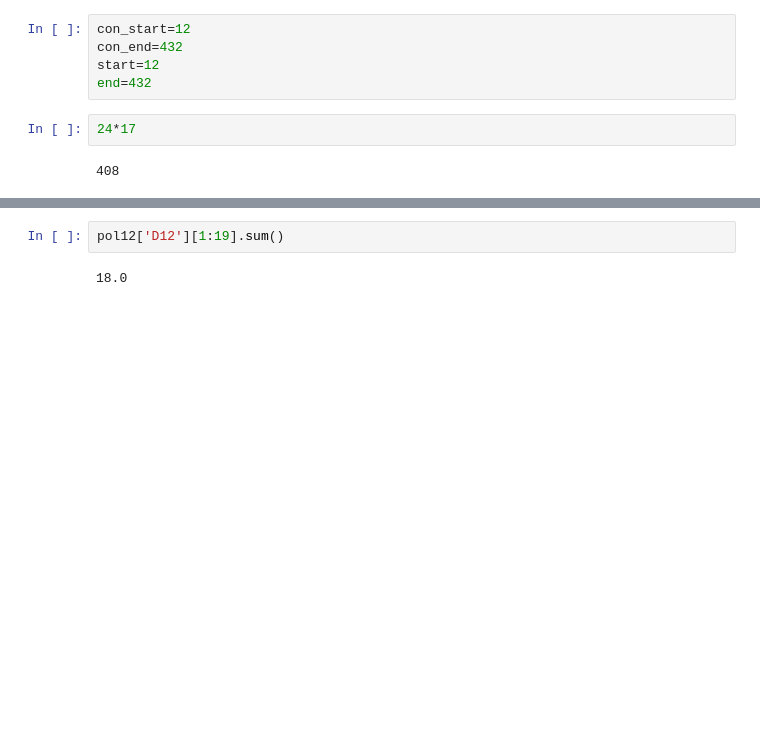
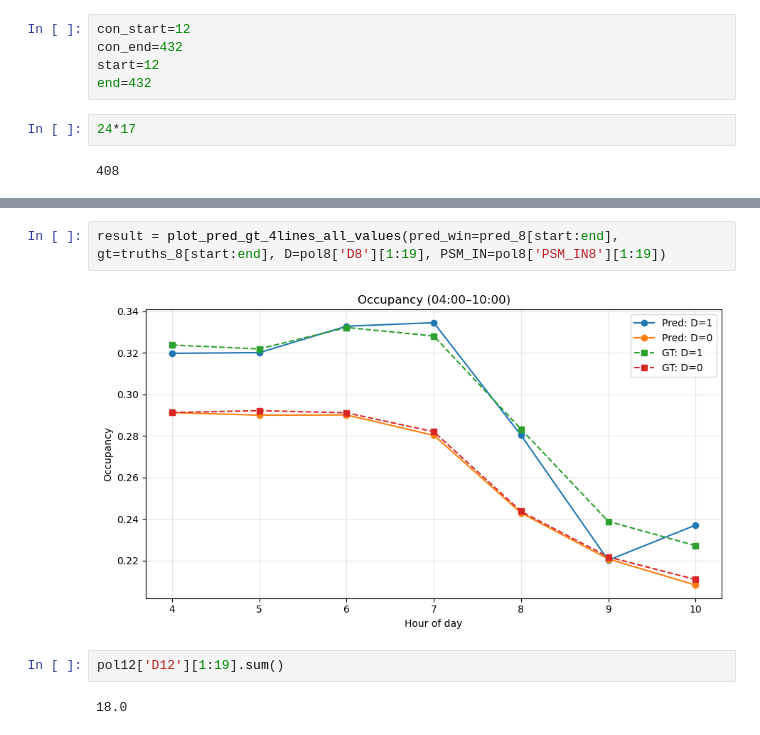
Before and after one commit to ZJU-Andy-Lau/STDM, a Jupyter notebook: counterfact/results_compare.ipynb, the cells around one changed output, grey strips where cells are left out. Cells and saved outputs as stored; diff of their text form; blank space fills up the shorter version.

```diff
--- a/counterfact/results_compare.ipynb
+++ b/counterfact/results_compare.ipynb
@@ -207,3 +218,7 @@ result = plot_pred_gt_4lines_all_values(pred_win=pred[start:end], gt=truths[star
+# %%
+result = plot_pred_gt_4lines_all_values(pred_win=pred_8[start:end], gt=truths_8[start:end], D=pol8['D8'][1:19], PSM_IN=pol8['PSM_IN8'][1:19])
+# %% [output]
+[figure, added]
 # %%
 pol12['D12'][1:19].sum()
 # %% [output]
```
Also changed, not shown: parts of 7 cells of this notebook, 6 other files.
